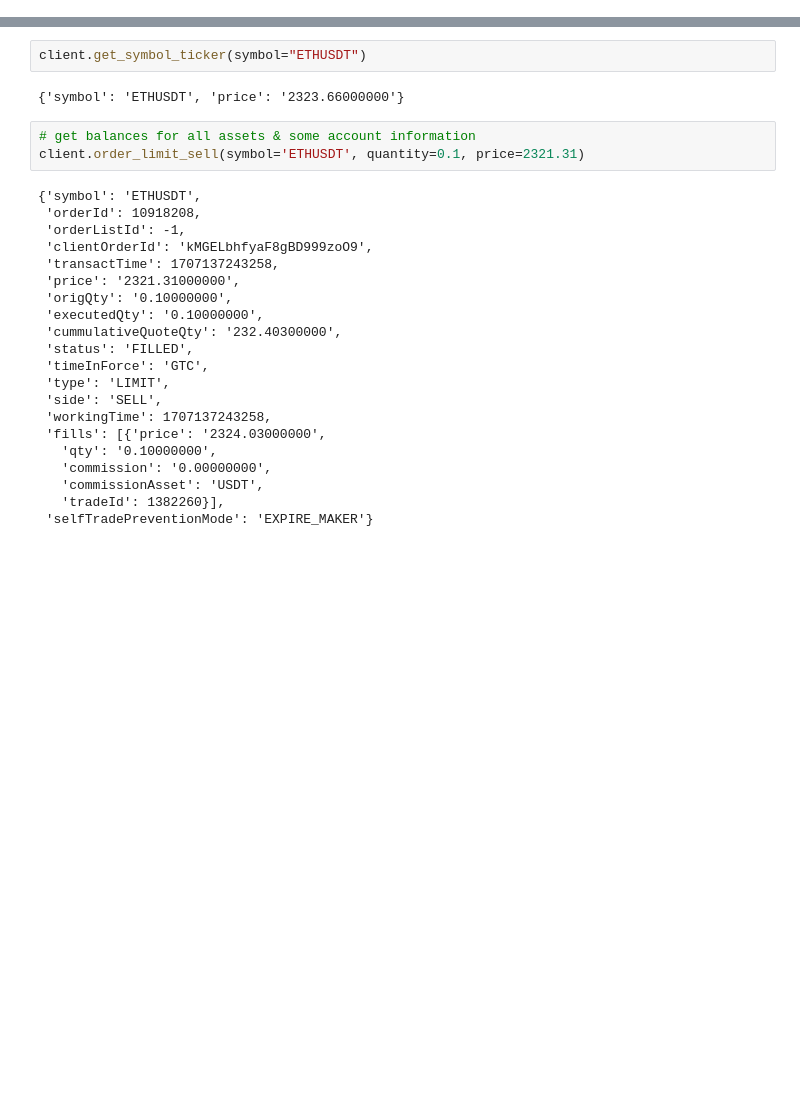
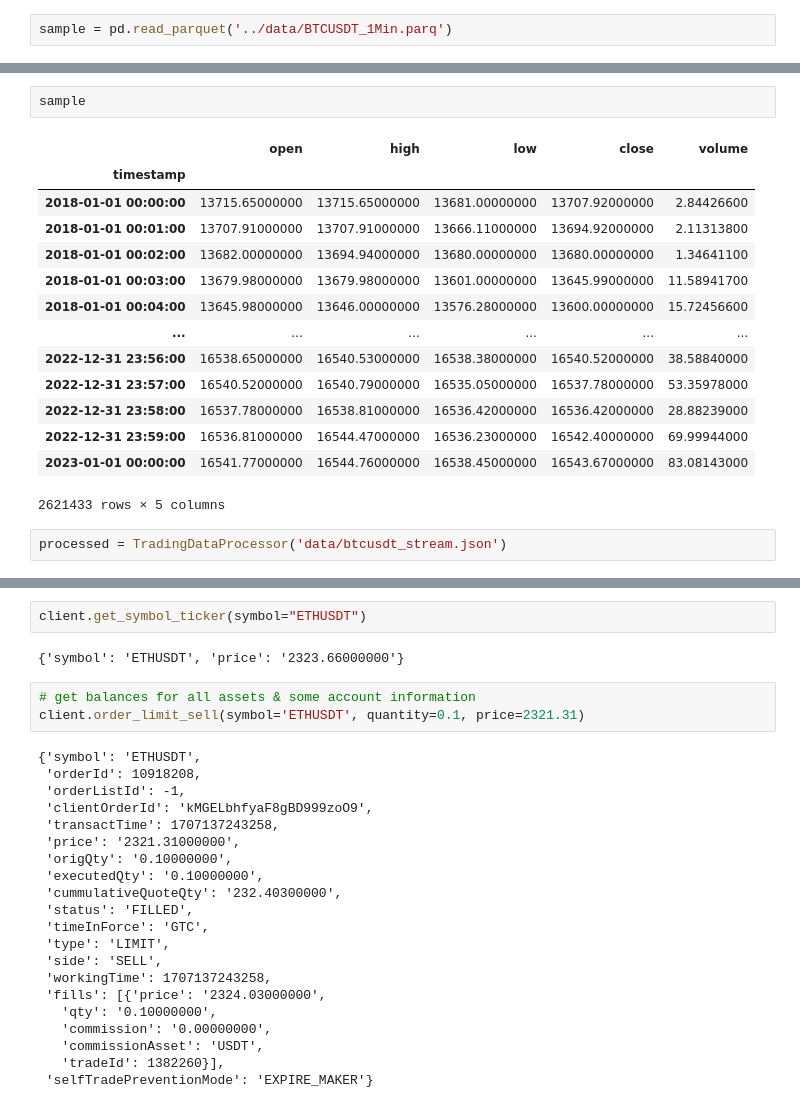
Before and after one commit to baobach/Algo-Trading-Binance, a Jupyter notebook: research/trade.ipynb, the cells around one changed output, grey strips where cells are left out. Cells and saved outputs as stored; diff of their text form; blank space fills up the shorter version.

Commit message:
Update websocket to stream data

```diff
--- a/research/trade.ipynb
+++ b/research/trade.ipynb
@@ -13,3 +15,5 @@ api_key = settings.api_key
 api_secret = settings.secret_key
 
 client = Client(api_key, api_secret,testnet=True)
+# %%
+sample = pd.read_parquet('../data/BTCUSDT_1Min.parq')
@@ -15,0 +40,19 @@ client = Client(api_key, api_secret,testnet=True)
+# %%
+sample
+# %% [output]
+|  | open | high | low | close | volume |
+| timestamp |  |  |  |  |  |
+| 2018-01-01 00:00:00 | 13715.65000000 | 13715.65000000 | 13681.00000000 | 13707.92000000 | 2.84426600 |
+| 2018-01-01 00:01:00 | 13707.91000000 | 13707.91000000 | 13666.11000000 | 13694.92000000 | 2.11313800 |
+| 2018-01-01 00:02:00 | 13682.00000000 | 13694.94000000 | 13680.00000000 | 13680.00000000 | 1.34641100 |
+| 2018-01-01 00:03:00 | 13679.98000000 | 13679.98000000 | 13601.00000000 | 13645.99000000 | 11.58941700 |
+| 2018-01-01 00:04:00 | 13645.98000000 | 13646.00000000 | 13576.28000000 | 13600.00000000 | 15.72456600 |
+| ... | ... | ... | ... | ... | ... |
+| 2022-12-31 23:56:00 | 16538.65000000 | 16540.53000000 | 16538.38000000 | 16540.52000000 | 38.58840000 |
+| 2022-12-31 23:57:00 | 16540.52000000 | 16540.79000000 | 16535.05000000 | 16537.78000000 | 53.35978000 |
+| 2022-12-31 23:58:00 | 16537.78000000 | 16538.81000000 | 16536.42000000 | 16536.42000000 | 28.88239000 |
+| 2022-12-31 23:59:00 | 16536.81000000 | 16544.47000000 | 16536.23000000 | 16542.40000000 | 69.99944000 |
+| 2023-01-01 00:00:00 | 16541.77000000 | 16544.76000000 | 16538.45000000 | 16543.67000000 | 83.08143000 |
+2621433 rows × 5 columns
+# %%
+processed = TradingDataProcessor('data/btcusdt_stream.json')
```
Also changed, not shown: parts of 4 cells of this notebook.
